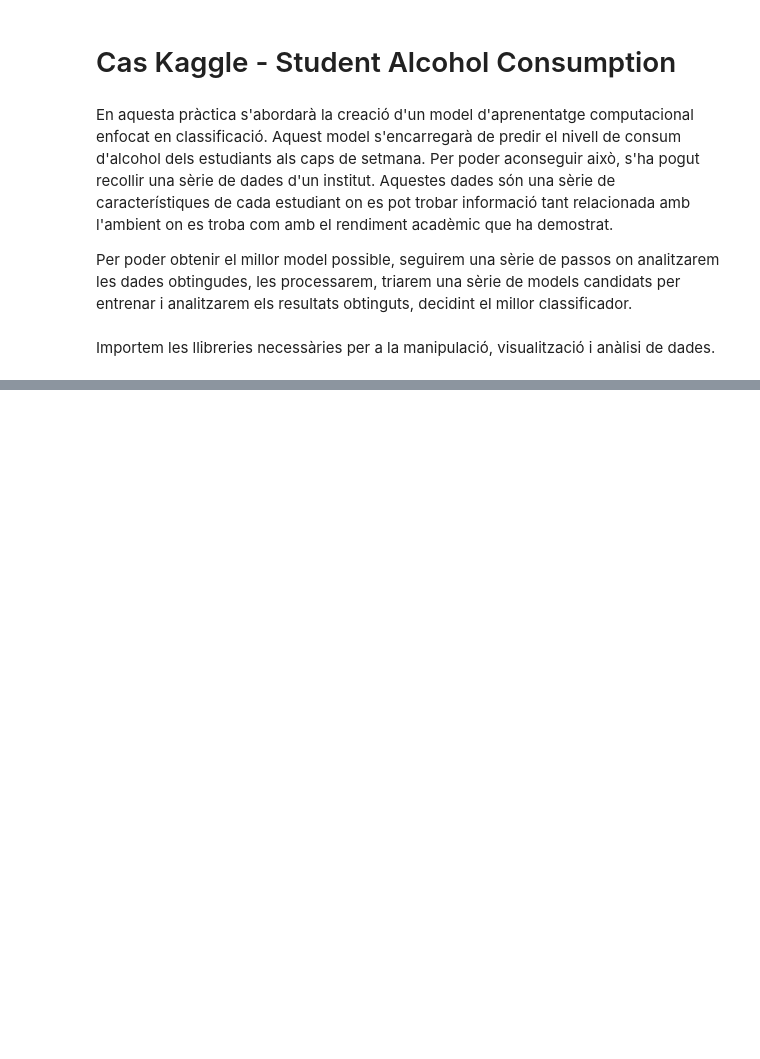
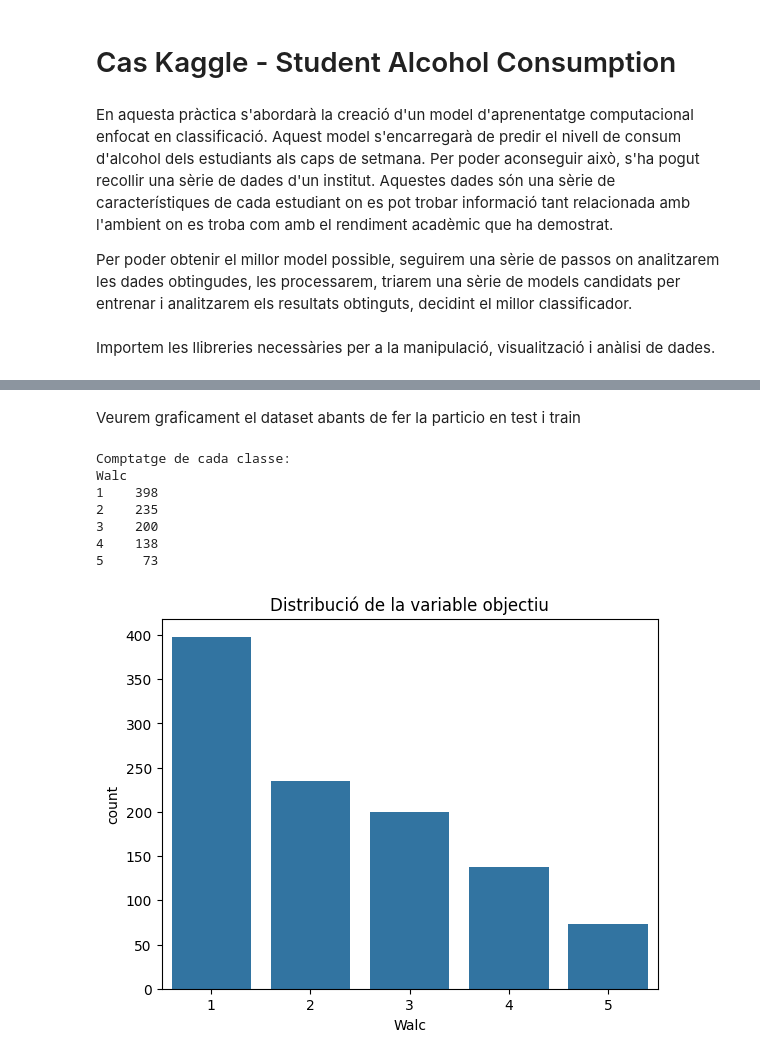
Before and after one commit to NIU1681519/CasKaggleStudentAlcoholConsumption, a Jupyter notebook: StudentAlcoholConsumption.ipynb, the cells around one changed output, grey strips where cells are left out. Drawn from its saved outputs; the diff is of its cells as text; code cells hidden in the pictures; blank space fills up the shorter version.

```diff
--- a/StudentAlcoholConsumption.ipynb
+++ b/StudentAlcoholConsumption.ipynb
@@ -53,0 +62,6 @@ import copy as cp
+# %%
+dataset_math = pd.read_csv("data/student-mat.csv")
+dataset_por = pd.read_csv("data/student-por.csv")
+
+dataset = pd.concat([dataset_math, dataset_por], ignore_index=True)
+dataset = dataset.drop_duplicates()
@@ -53,0 +74,19 @@ import copy as cp
+# %% [markdown]
+Veurem graficament el dataset abants de fer la particio en test i train
+# %%
+class_counts = dataset['Walc'].value_counts()
+print("Comptatge de cada classe:")
+print(class_counts.to_string())
+
+sns.countplot(x='Walc', data=dataset)
+plt.title('Distribució de la variable objectiu')
+plt.show()
+# %% [output]
+Comptatge de cada classe:
+Walc
+1    398
+2    235
+3    200
+4    138
+5     73
+[figure, added]
```
Also changed, not shown: parts of 13 cells of this notebook, 1 other file.
